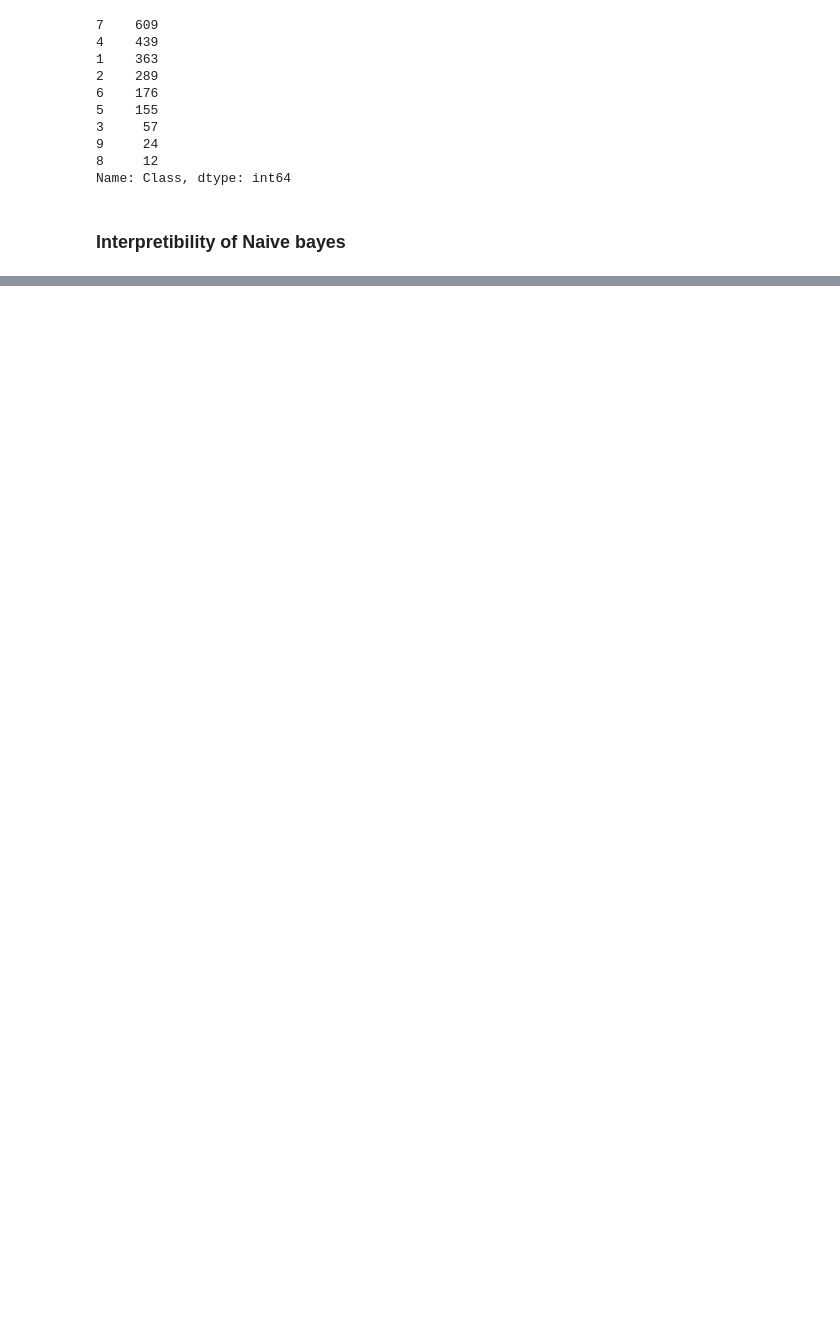
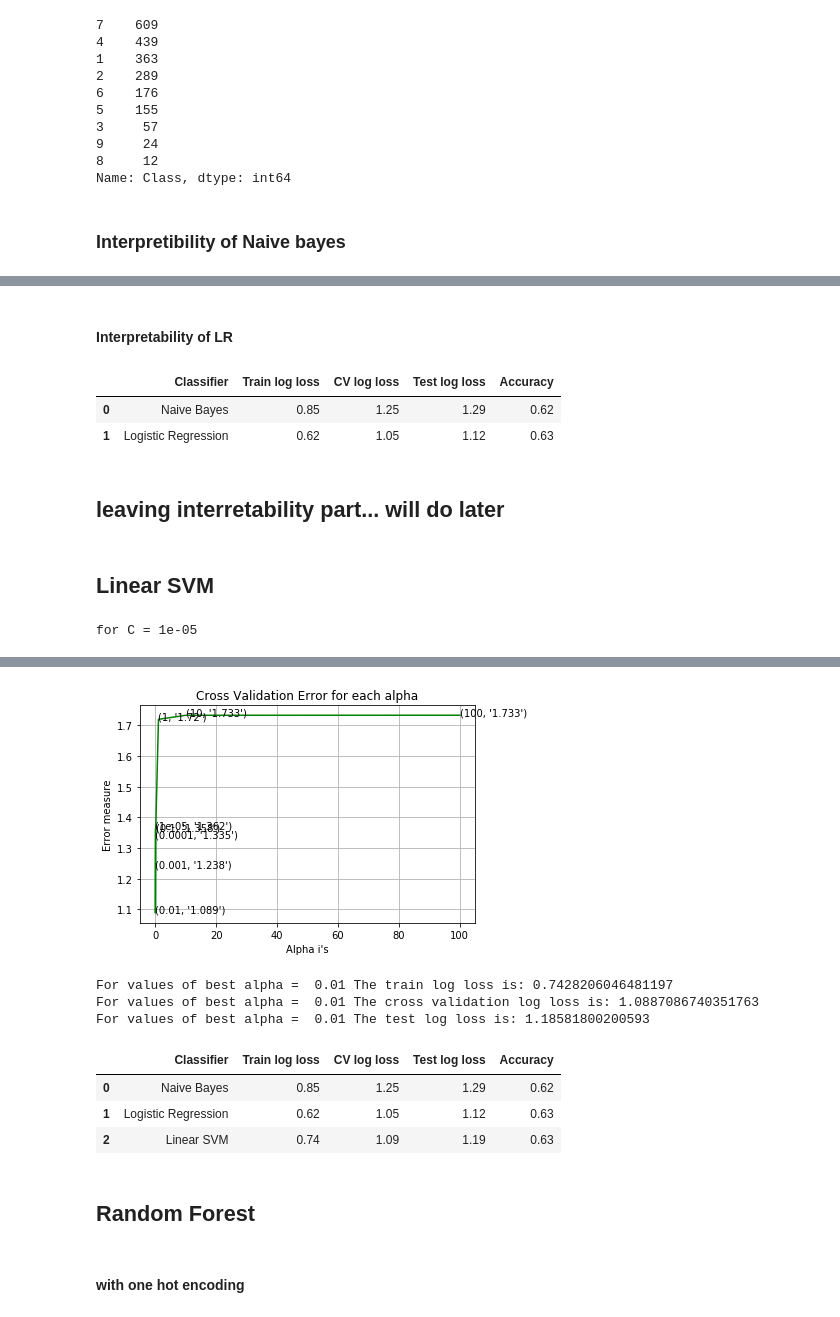
Before and after one commit to Akshaychikara/Personalized-Medicine-Redefining-Cancer-Treatment, a Jupyter notebook: MSK-CancerClassifierAutomation.ipynb, the cells around one changed output, grey strips where cells are left out. Cells and saved outputs as stored; diff of their text form; code cells hidden in the pictures; blank space fills up the shorter version.

```diff
--- a/MSK-CancerClassifierAutomation.ipynb
+++ b/MSK-CancerClassifierAutomation.ipynb
@@ -1221,0 +1292,55 @@ Out of the top  100  features  54 are present in query point
+# %% [markdown]
+#### Interpretability of LR
+# %%
+LR_Matrix = ['Logistic Regression', round(log_loss(y_train,train_y_predicted),2), round(log_loss(y_cv,cv_y_predicted),2),
+             round(log_loss(y_test,test_y_predicted),2), round(accuracy_score(y_test, sig_clf.predict(test_x_onehotCoding)),2)]
+EVAL_MATRIX = EVAL_MATRIX.append(pd.Series(LR_Matrix, index=EVAL_MATRIX.columns), ignore_index=True)
+EVAL_MATRIX
+# %% [output]
+|  | Classifier | Train log loss | CV log loss | Test log loss | Accuracy |
+| 0 | Naive Bayes | 0.85 | 1.25 | 1.29 | 0.62 |
+| 1 | Logistic Regression | 0.62 | 1.05 | 1.12 | 0.63 |
+# %% [markdown]
+## leaving interretability part... will do later
+# %% [markdown]
+## Linear SVM
+# %%
+alpha = [10 ** x for x in range(-5, 3)]
+cv_log_error_array = []
+for i in alpha:
+    print("for C =", i)
+#     clf = SVC(C=i,kernel='linear',probability=True, class_weight='balanced')
+    clf = SGDClassifier( class_weight='balanced', alpha=i, penalty='l2', loss='hinge', random_state=42)
+    clf.fit(train_x_onehotCoding, train_y)
+    sig_clf = CalibratedClassifierCV(clf, method="sigmoid")
+    sig_clf.fit(train_x_onehotCoding, train_y)
+    sig_clf_probs = sig_clf.predict_proba(cv_x_onehotCoding)
+    cv_log_error_array.append(log_loss(cv_y, sig_clf_probs, labels=clf.classes_, eps=1e-15))
+    print("Log Loss :",log_loss(cv_y, sig_clf_probs))
+
+fig, ax = plt.subplots()
+ax.plot(alpha, cv_log_error_array,c='g')
+for i, txt in enumerate(np.round(cv_log_error_array,3)):
+    ax.annotate((alpha[i],str(txt)), (alpha[i],cv_log_error_array[i]))
+plt.grid()
+plt.title("Cross Validation Error for each alpha")
+plt.xlabel("Alpha i's")
+plt.ylabel("Error measure")
+plt.show()
+
+
+best_alpha = np.argmin(cv_log_error_array)
+# clf = SVC(C=i,kernel='linear',probability=True, class_weight='balanced')
+clf = SGDClassifier(class_weight='balanced', alpha=alpha[best_alpha], penalty='l2', loss='hinge', random_state=42)
+clf.fit(train_x_onehotCoding, train_y)
+sig_clf = CalibratedClassifierCV(clf, method="sigmoid")
+sig_clf.fit(train_x_onehotCoding, train_y)
+
+train_y_predicted = sig_clf.predict_proba(train_x_onehotCoding)
+print('For values of best alpha = ', alpha[best_alpha], "The train log loss is:",log_loss(y_train, train_y_predicted, labels=clf.classes_, eps=1e-15))
+cv_y_predicted = sig_clf.predict_proba(cv_x_onehotCoding)
+print('For values of best alpha = ', alpha[best_alpha], "The cross validation log loss is:",log_loss(y_cv, cv_y_predicted, labels=clf.classes_, eps=1e-15))
+test_y_predicted = sig_clf.predict_proba(test_x_onehotCoding)
+print('For values of best alpha = ', alpha[best_alpha], "The test log loss is:",log_loss(y_test, test_y_predicted, labels=clf.classes_, eps=1e-15))
+# %% [output]
+for C = 1e-05
@@ -1221,0 +1362,18 @@ Out of the top  100  features  54 are present in query point
+[figure, added]
+For values of best alpha =  0.01 The train log loss is: 0.7428206046481197
+For values of best alpha =  0.01 The cross validation log loss is: 1.0887086740351763
+For values of best alpha =  0.01 The test log loss is: 1.18581800200593
+# %%
+LSVM_Matrix = ['Linear SVM', round(log_loss(y_train,train_y_predicted),2), round(log_loss(y_cv,cv_y_predicted),2),
+             round(log_loss(y_test,test_y_predicted),2), round(accuracy_score(y_test, sig_clf.predict(test_x_onehotCoding)),2)]
+EVAL_MATRIX = EVAL_MATRIX.append(pd.Series(LSVM_Matrix, index=EVAL_MATRIX.columns), ignore_index=True)
+EVAL_MATRIX
+# %% [output]
+|  | Classifier | Train log loss | CV log loss | Test log loss | Accuracy |
+| 0 | Naive Bayes | 0.85 | 1.25 | 1.29 | 0.62 |
+| 1 | Logistic Regression | 0.62 | 1.05 | 1.12 | 0.63 |
+| 2 | Linear SVM | 0.74 | 1.09 | 1.19 | 0.63 |
+# %% [markdown]
+## Random Forest
+# %% [markdown]
+#### with one hot encoding
```
Also changed, not shown: parts of 52 cells of this notebook.
